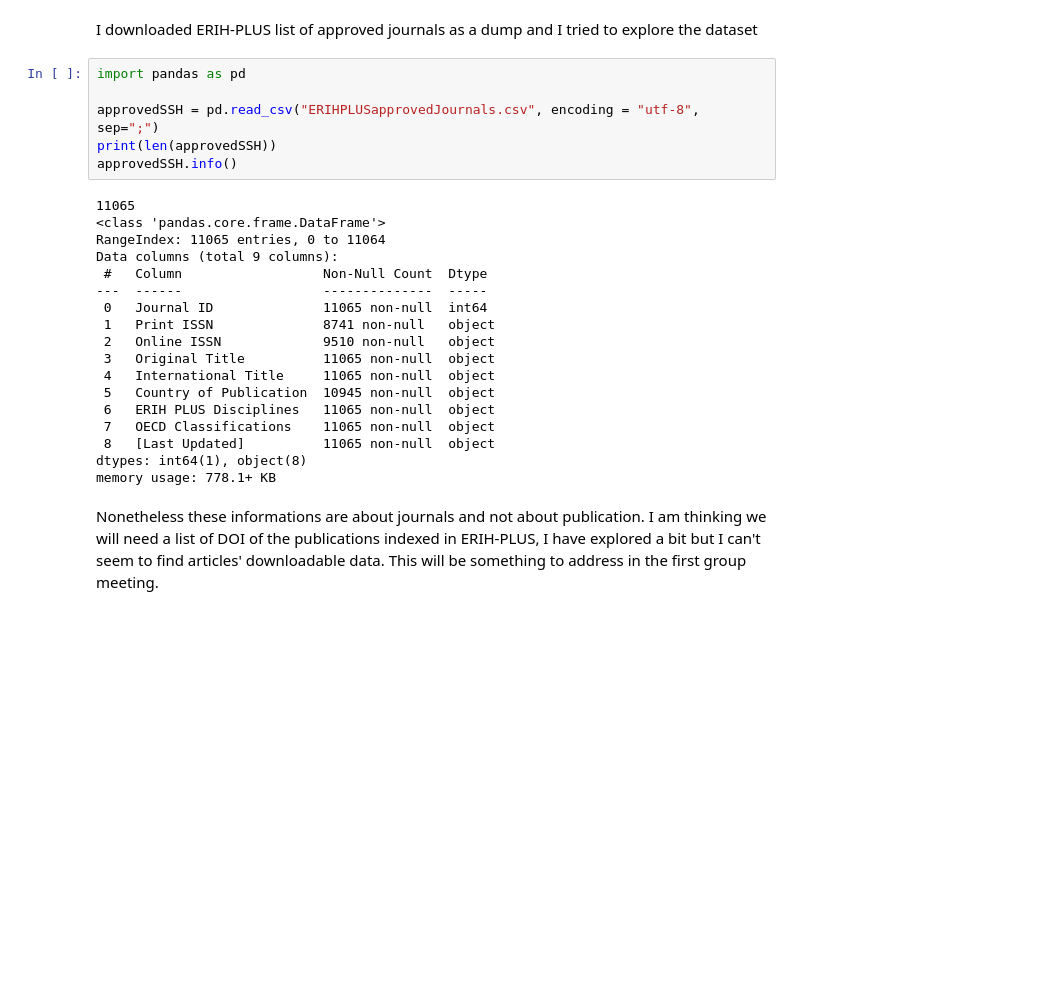
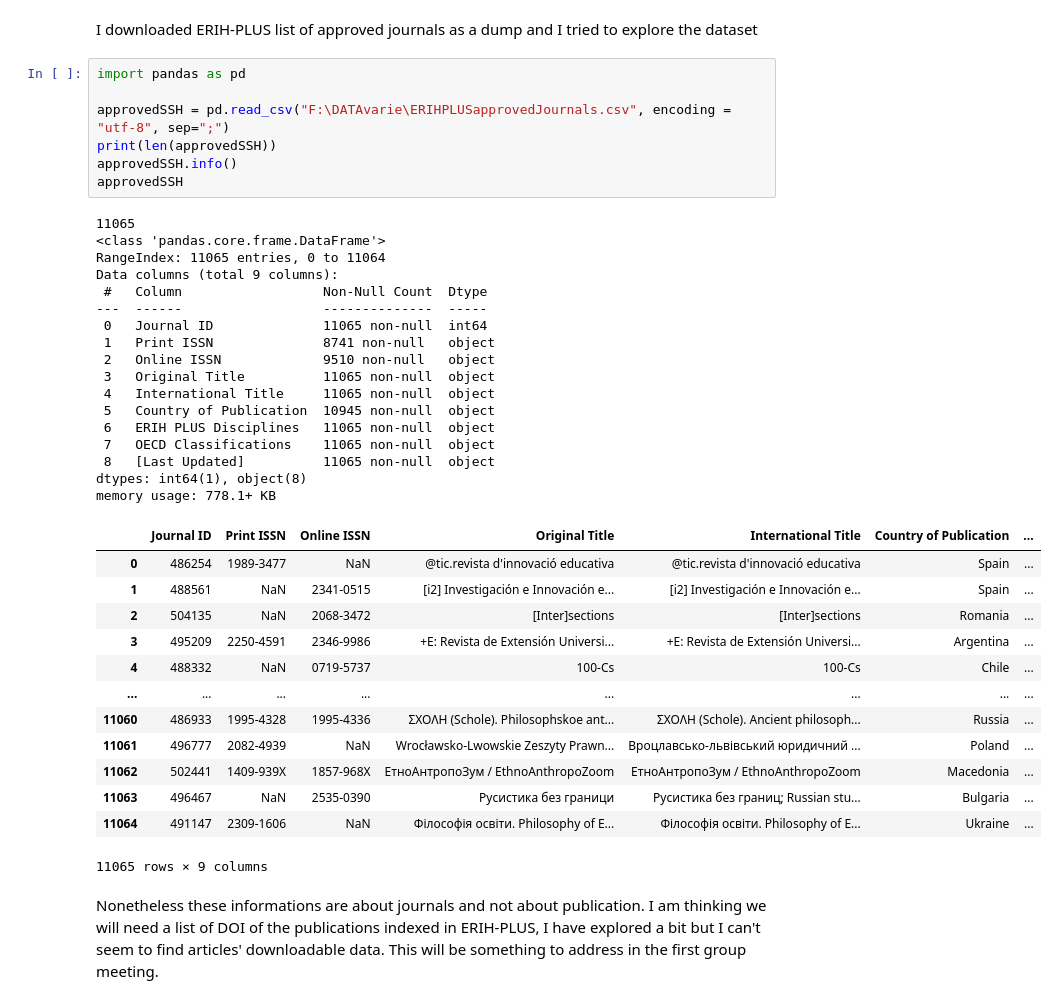
Before and after one commit to open-sci/2022-2023, a Jupyter notebook: docs/Playarists/Maddalena_notebook.ipynb, the cells around one changed output. Saved outputs shown, nothing was run; the diff lists cells and outputs as text; blank space fills up the shorter version.

```diff
--- a/docs/Playarists/Maddalena_notebook.ipynb
+++ b/docs/Playarists/Maddalena_notebook.ipynb
@@ -25,27 +25,41 @@ I downloaded ERIH-PLUS list of approved journals as a dump and I tried to explor
 # %%
 import pandas as pd
 
-approvedSSH = pd.read_csv("ERIHPLUSapprovedJournals.csv", encoding = "utf-8", sep=";")
+approvedSSH = pd.read_csv("F:\DATAvarie\ERIHPLUSapprovedJournals.csv", encoding = "utf-8", sep=";")
 print(len(approvedSSH))
 approvedSSH.info()
+approvedSSH
 # %% [output]
 11065
 <class 'pandas.core.frame.DataFrame'>
 RangeIndex: 11065 entries, 0 to 11064
 Data columns (total 9 columns):
  #   Column                  Non-Null Count  Dtype
 ---  ------                  --------------  -----
  0   Journal ID              11065 non-null  int64
  1   Print ISSN              8741 non-null   object
  2   Online ISSN             9510 non-null   object
  3   Original Title          11065 non-null  object
  4   International Title     11065 non-null  object
  5   Country of Publication  10945 non-null  object
  6   ERIH PLUS Disciplines   11065 non-null  object
  7   OECD Classifications    11065 non-null  object
  8   [Last Updated]          11065 non-null  object
 dtypes: int64(1), object(8)
 memory usage: 778.1+ KB
+|  | Journal ID | Print ISSN | Online ISSN | Original Title | International Title | Country of Publication | ... |
+| 0 | 486254 | 1989-3477 | NaN | @tic.revista d'innovació educativa | @tic.revista d'innovació educativa | Spain | ... |
+| 1 | 488561 | NaN | 2341-0515 | [i2] Investigación e Innovación e... | [i2] Investigación e Innovación e... | Spain | ... |
+| 2 | 504135 | NaN | 2068-3472 | [Inter]sections | [Inter]sections | Romania | ... |
+| 3 | 495209 | 2250-4591 | 2346-9986 | +E: Revista de Extensión Universi... | +E: Revista de Extensión Universi... | Argentina | ... |
+| 4 | 488332 | NaN | 0719-5737 | 100-Cs | 100-Cs | Chile | ... |
+| ... | ... | ... | ... | ... | ... | ... | ... |
+| 11060 | 486933 | 1995-4328 | 1995-4336 | ΣΧΟΛΗ (Schole). Philosophskoe ant... | ΣΧΟΛΗ (Schole). Ancient philosoph... | Russia | ... |
+| 11061 | 496777 | 2082-4939 | NaN | Wrocławsko-Lwowskie Zeszyty Prawn... | Вроцлавсько-львівський юридичний ... | Poland | ... |
+| 11062 | 502441 | 1409-939X | 1857-968X | ЕтноАнтропоЗум / EthnoAnthropoZoom | ЕтноАнтропоЗум / EthnoAnthropoZoom | Macedonia | ... |
+| 11063 | 496467 | NaN | 2535-0390 | Русистика без граници | Русистика без границ; Russian stu... | Bulgaria | ... |
+| 11064 | 491147 | 2309-1606 | NaN | Філософія освіти. Philosophy of E... | Філософія освіти. Philosophy of E... | Ukraine | ... |
+11065 rows × 9 columns
 # %% [markdown]
 Nonetheless these informations are about journals and not about publication. I am thinking we will need a list of DOI of the publications indexed in ERIH-PLUS, I have explored a bit but I can't seem to find articles' downloadable data. This will be something to address in the first group meeting.
 # %% [markdown]
```
Also changed, not shown: parts of 13 cells of this notebook.
